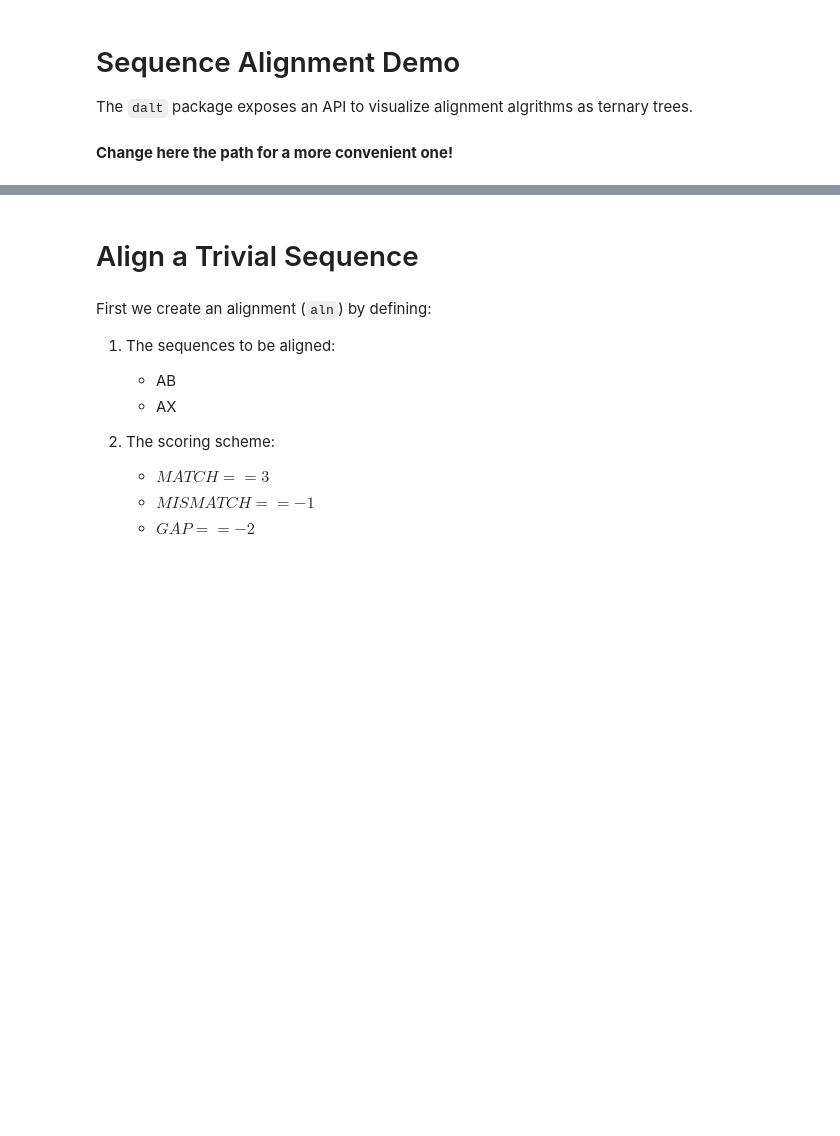
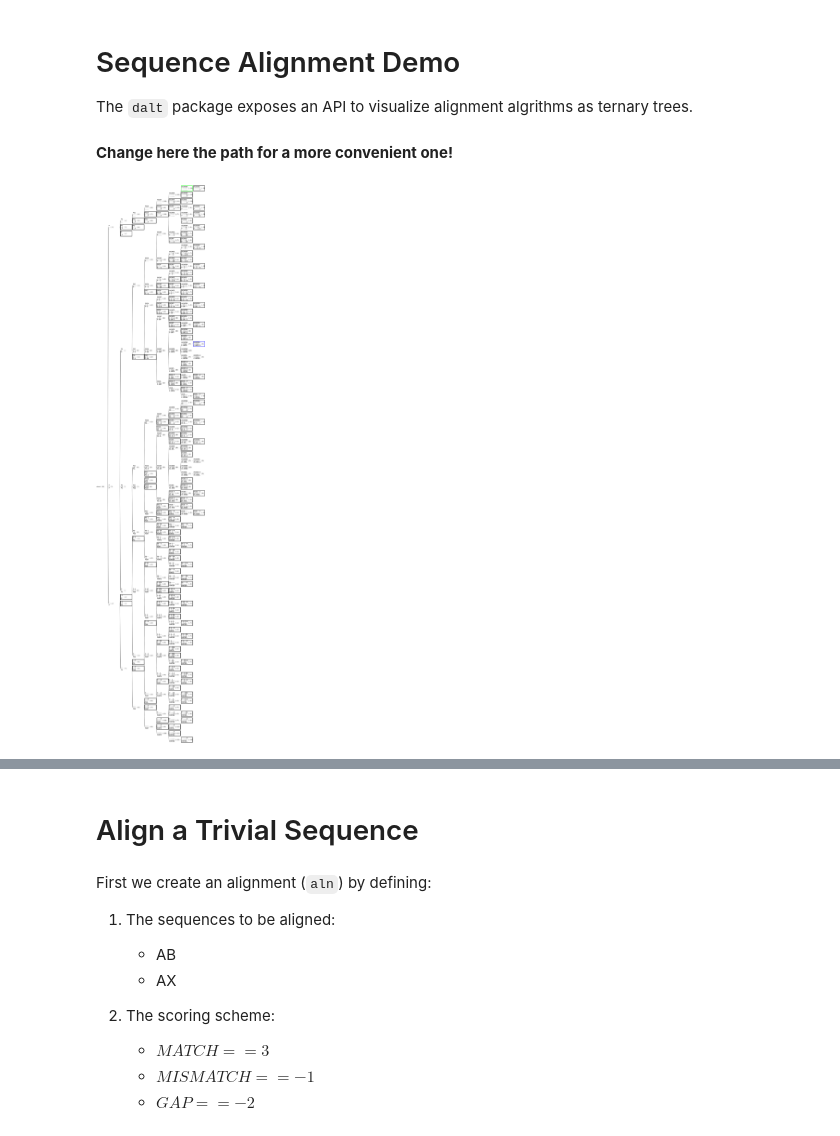
Before and after one commit to jaclx5/5-min-ds, a Jupyter notebook: notebooks/sequence_alignment/alignment_tree/demo.ipynb, the cells around one changed output, grey strips where cells are left out. Cells and saved outputs as stored; diff of their text form; code cells hidden in the pictures; blank space fills up the shorter version.

```diff
--- a/notebooks/sequence_alignment/alignment_tree/demo.ipynb
+++ b/notebooks/sequence_alignment/alignment_tree/demo.ipynb
@@ -13,3 +14,10 @@ from dalt.algorithm_bf import AlgorithmBruteForce
 __Change here the path for a more convenient one!__
 # %%
 PATH_OUTPUT = "../../../images/sequence_alignments"
+# %%
+aln = Alignment(seq1="POINTER", seq2="PUNTER", vmatch=3, vmismatch=-1, vgap=-2)
+algo = AlgorithmDynamicProgramming()
+s = Simulation(aln, algo)
+s.frame(max_steps=1000).img
+# %% [output]
+[figure, added]
```
Also changed, not shown: parts of 12 cells of this notebook, 7 other files.
